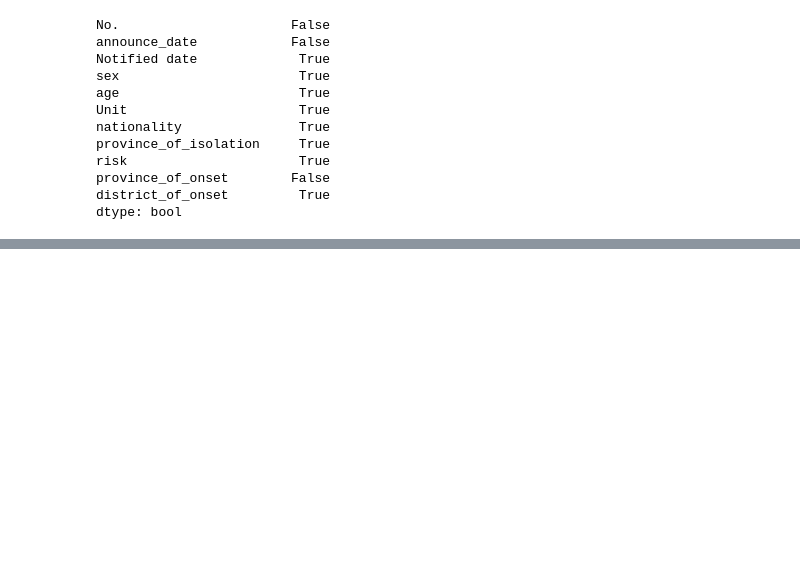
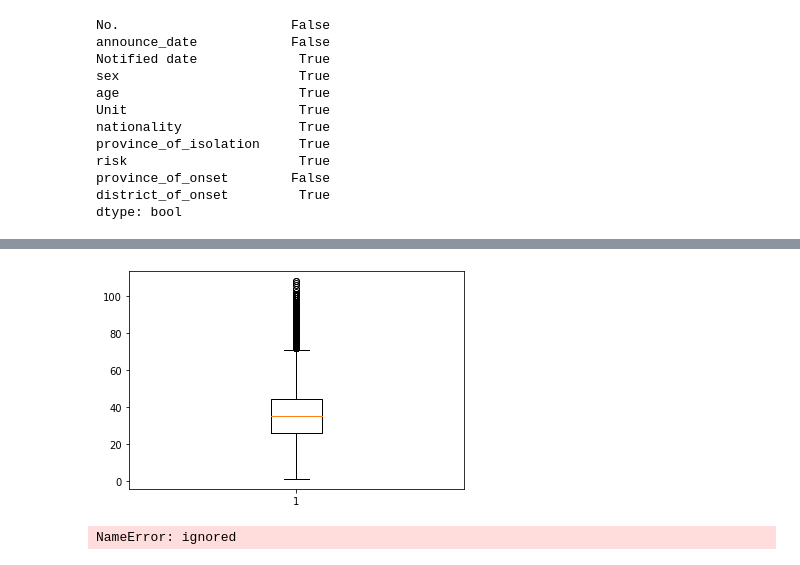
Before and after one commit to kittikhun62/DWDM21, a Jupyter notebook: Data_Preprecessing(chapter_3).ipynb, the cells around one changed output, grey strips where cells are left out. Drawn from its saved outputs; the diff is of its cells as text; code cells hidden in the pictures; blank space fills up the shorter version.

```diff
--- a/Data_Preprecessing(chapter_3).ipynb
+++ b/Data_Preprecessing(chapter_3).ipynb
@@ -976,0 +1118,8 @@ data_cases2_nomissingage.sort_values(by=['No.'])
+# %%
+data_dict = plt.boxplot(data_cases2_nomissingage['age'])
+# %% [output]
+[figure, added]
+# %%
+boxplot = df.boxplot(data_dict=['boxes','caps','fliers','mins','maxs'],return_type = type(data_dict))
+# %% [output]
+NameError: ignored
```
Also changed, not shown: parts of 30 cells of this notebook.
